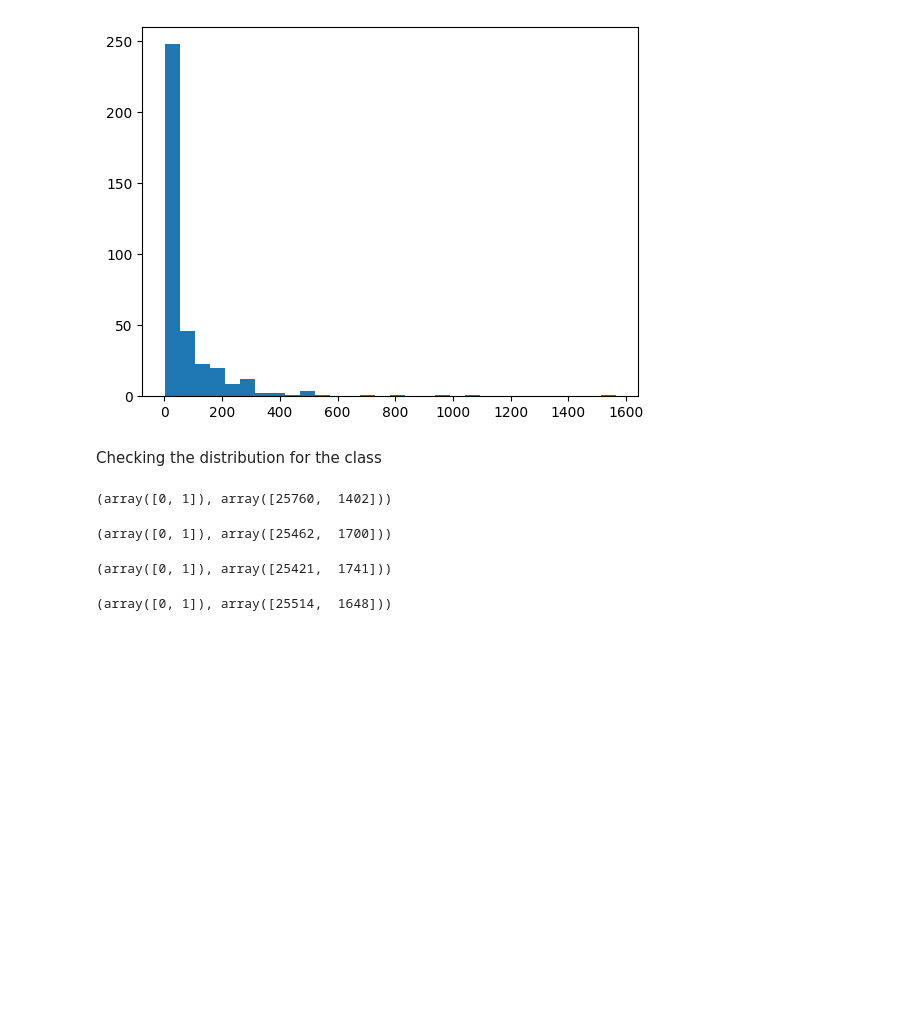
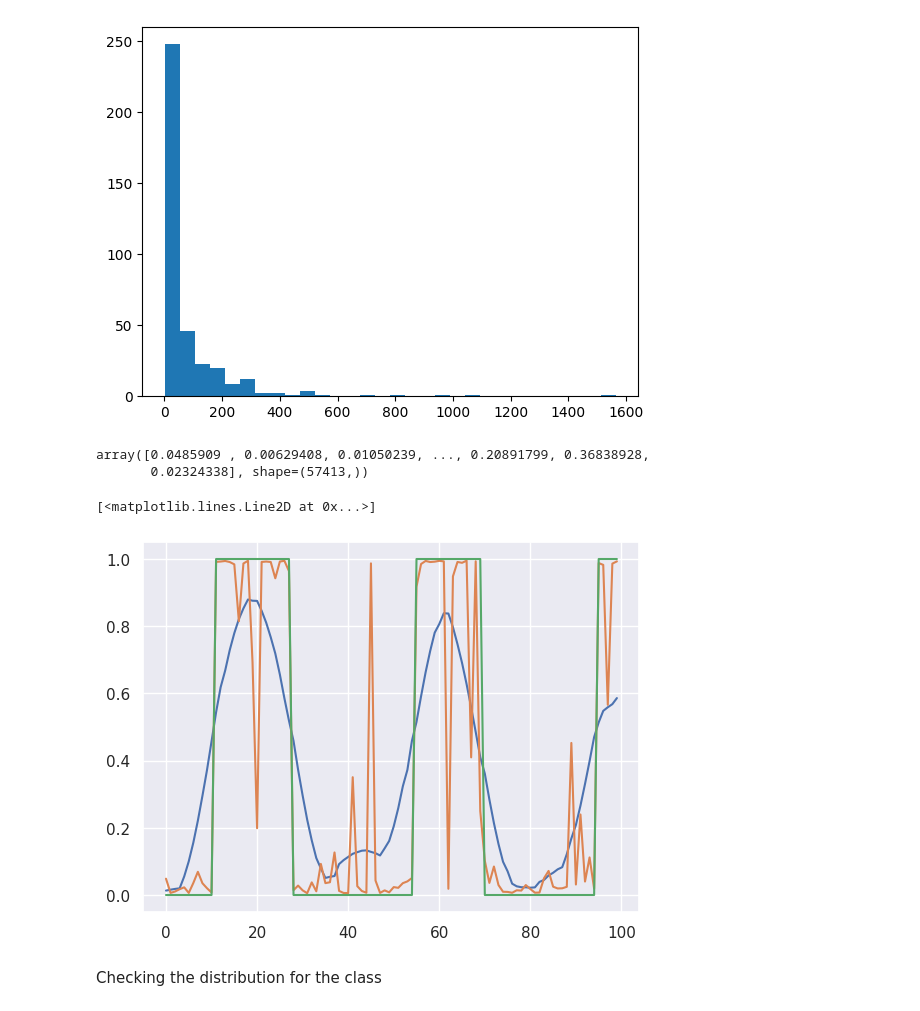
Before and after one commit to alan-man/tal-projet, a Jupyter notebook: pres_submission.ipynb, the cells around one changed output. Cells and saved outputs as stored; diff of their text form; code cells hidden in the pictures; blank space fills up the shorter version.

```diff
--- a/pres_submission.ipynb
+++ b/pres_submission.ipynb
@@ -497,44 +504,13 @@ Testing applying a smoothing in the predictions
 # sliding window, gaussian, std = 1
 from scipy.signal.windows import gaussian
 def gaussian_moving_average(probs, window_size=10, std=1.0):
-    """
-    Smooth a sequence of probabilities using a Gaussian-weighted moving average.
-
-    Args:
-        probs (list or np.array): sequence of probabilities
-        window_size (int): number of points in the window
-        std (float): standard deviation of the Gaussian
-
-    Returns:
-        np.array: smoothed sequence
-    """
-    # Generate Gaussian weights
     weights = gaussian(window_size, std=std)
     weights /= weights.sum()  # normalize to sum to 1
 
-    # Apply weighted moving average
     full = np.convolve(probs, weights, mode='full')
     start = (len(weights) - 1) // 2
     end = start + len(probs)
 
     smoothed = full[start:end]
     return smoothed
-
-def moving_average(probs, window=3):
-    smoothed = np.convolve(probs, np.ones(window)/window, mode='same')
-    return smoothed
-
-def sequential_smoothing(probs, alpha=0.7):
-    """
-    exponential smoothing
-    Adjusts the current probability based on the previous one.
-    P_smooth = (alpha * current_prob) + ((1 - alpha) * previous_prob)
-    """
-    smoothed_probs = np.zeros_like(probs)
-    smoothed_probs[0] = probs[0] # First one stays the same
-
-    for t in range(1, len(probs)):
-        smoothed_probs[t] = (alpha * probs[t]) + ((1 - alpha) * smoothed_probs[t-1])
-
-    return smoothed_probs
 # %%
@@ -604,22 +557,19 @@ plt.hist(len_cont_labels(np.where(pred_smoothed > 0.5, 1, 0)), bins=30)
+# %%
+train_predicted = np.load("probs_all_train.npy")
+# %%
+train_predicted
+# %% [output]
+array([0.0485909 , 0.00629408, 0.01050239, ..., 0.20891799, 0.36838928,
+       0.02324338], shape=(57413,))
+# %%
+all_train_smoothed = gaussian_moving_average(train_predicted, window_size=15, std=5)
+np.save("probs_all_train_smoothed.npy", all_train_smoothed)
+# %%
+plt.plot(all_train_smoothed[:100])
+plt.plot(train_predicted[:100])
+plt.plot(alllabs[:100])
+# %% [output]
+[<matplotlib.lines.Line2D at 0x...>]
+[figure, added]
 # %% [markdown]
 Checking the distribution for the class
-# %%
-pred_smoothed = moving_average(predictions_3, window=10)
-np.unique(np.where(pred_smoothed > 0.5, 1, 0), return_counts=True)
-# %% [output]
-(array([0, 1]), array([25760,  1402]))
-# %%
-pred_smoothed = moving_average(predictions_3, window=5)
-np.unique(np.where(pred_smoothed > 0.5, 1, 0), return_counts=True)
-# %% [output]
-(array([0, 1]), array([25462,  1700]))
-# %%
-pred_smoothed = gaussian_moving_average(predictions_3, window_size=5, std=2)
-np.unique(np.where(pred_smoothed > 0.5, 1, 0), return_counts=True)
-# %% [output]
-(array([0, 1]), array([25421,  1741]))
-# %%
-pred_smoothed = gaussian_moving_average(predictions_3, window_size=10, std=2)
-np.unique(np.where(pred_smoothed > 0.5, 1, 0), return_counts=True)
-# %% [output]
-(array([0, 1]), array([25514,  1648]))
```
Also changed, not shown: parts of 37 cells of this notebook, 9 other files.
